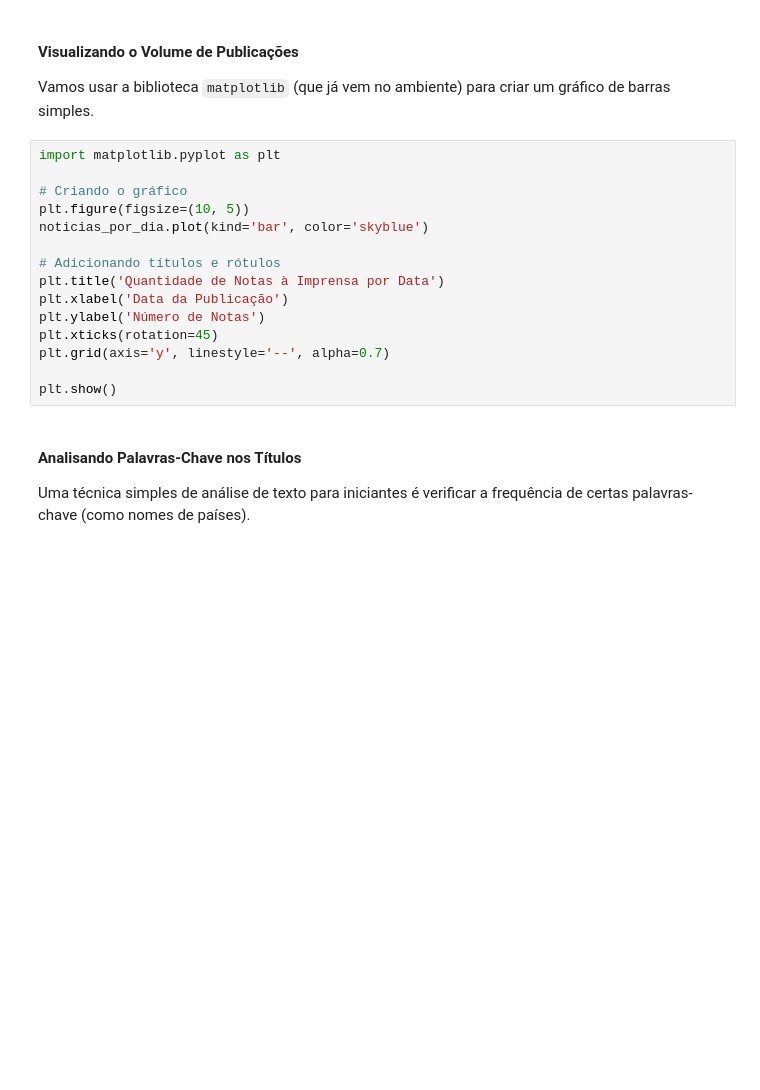
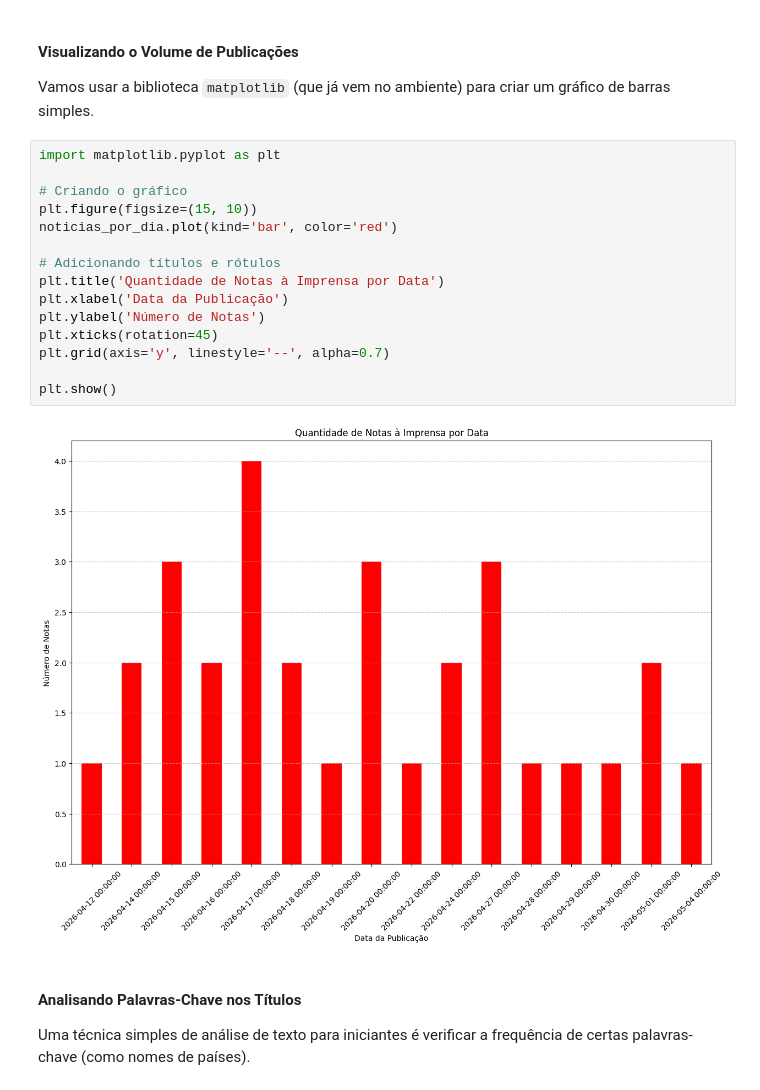
Before and after one commit to rafaelrdealmeida/fundamentos_2026_lantri01, a Jupyter notebook: notebooks/encontro_2026_lantri_01.ipynb, the cells around one changed output. Saved outputs shown, nothing was run; the diff lists cells and outputs as text; blank space fills up the shorter version.

```diff
--- a/notebooks/encontro_2026_lantri_01.ipynb
+++ b/notebooks/encontro_2026_lantri_01.ipynb
@@ -299,18 +314,20 @@ Vamos usar a biblioteca `matplotlib` (que já vem no ambiente) para criar um gr
 # %%
 import matplotlib.pyplot as plt
 
 # Criando o gráfico
-plt.figure(figsize=(10, 5))
-noticias_por_dia.plot(kind='bar', color='skyblue')
+plt.figure(figsize=(15, 10))
+noticias_por_dia.plot(kind='bar', color='red')
 
 # Adicionando títulos e rótulos
 plt.title('Quantidade de Notas à Imprensa por Data')
 plt.xlabel('Data da Publicação')
 plt.ylabel('Número de Notas')
 plt.xticks(rotation=45)
 plt.grid(axis='y', linestyle='--', alpha=0.7)
 
 plt.show()
+# %% [output]
+[figure, added]
 # %% [markdown]
 #### Analisando Palavras-Chave nos Títulos
 
```
Also changed, not shown: parts of 30 cells of this notebook.
